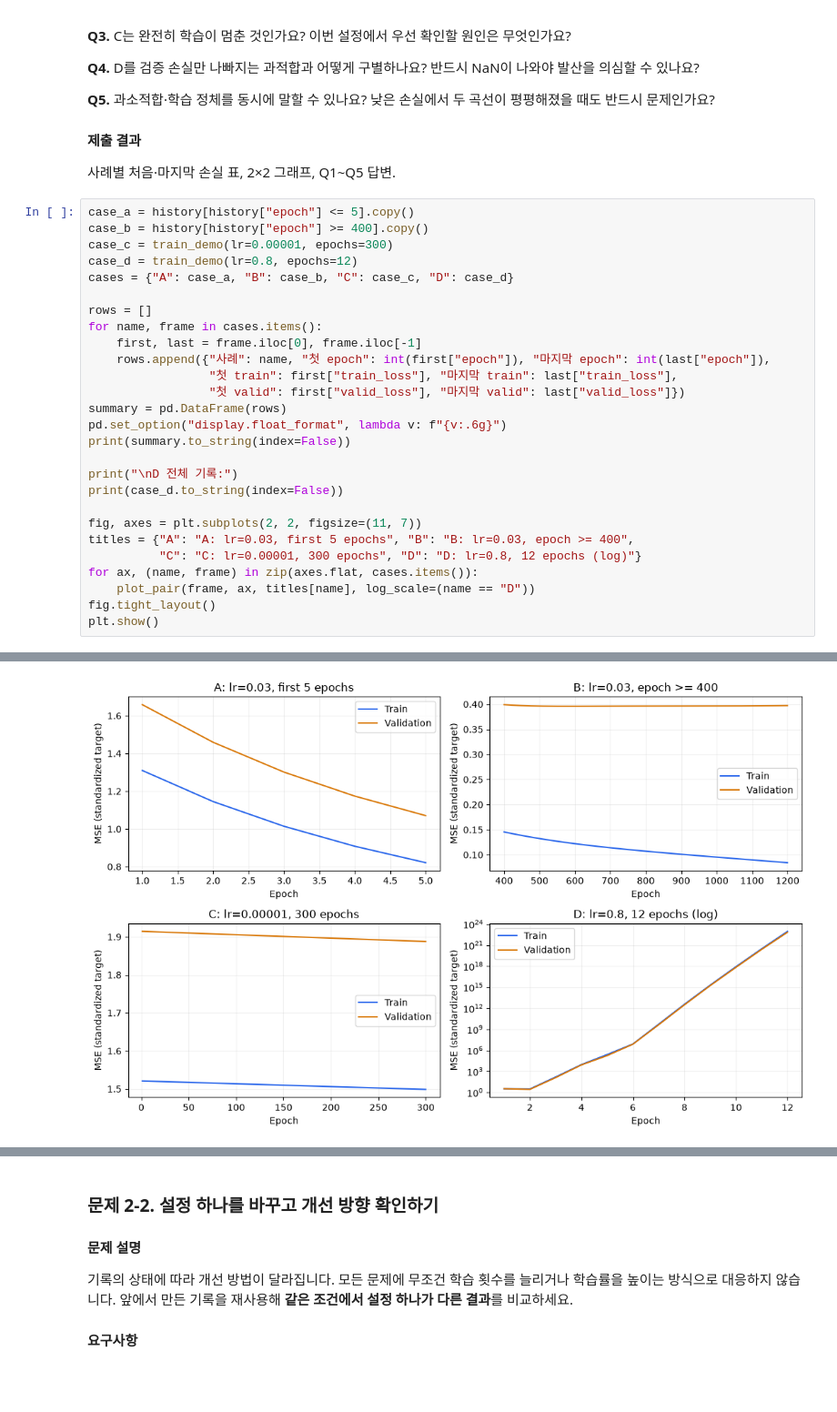
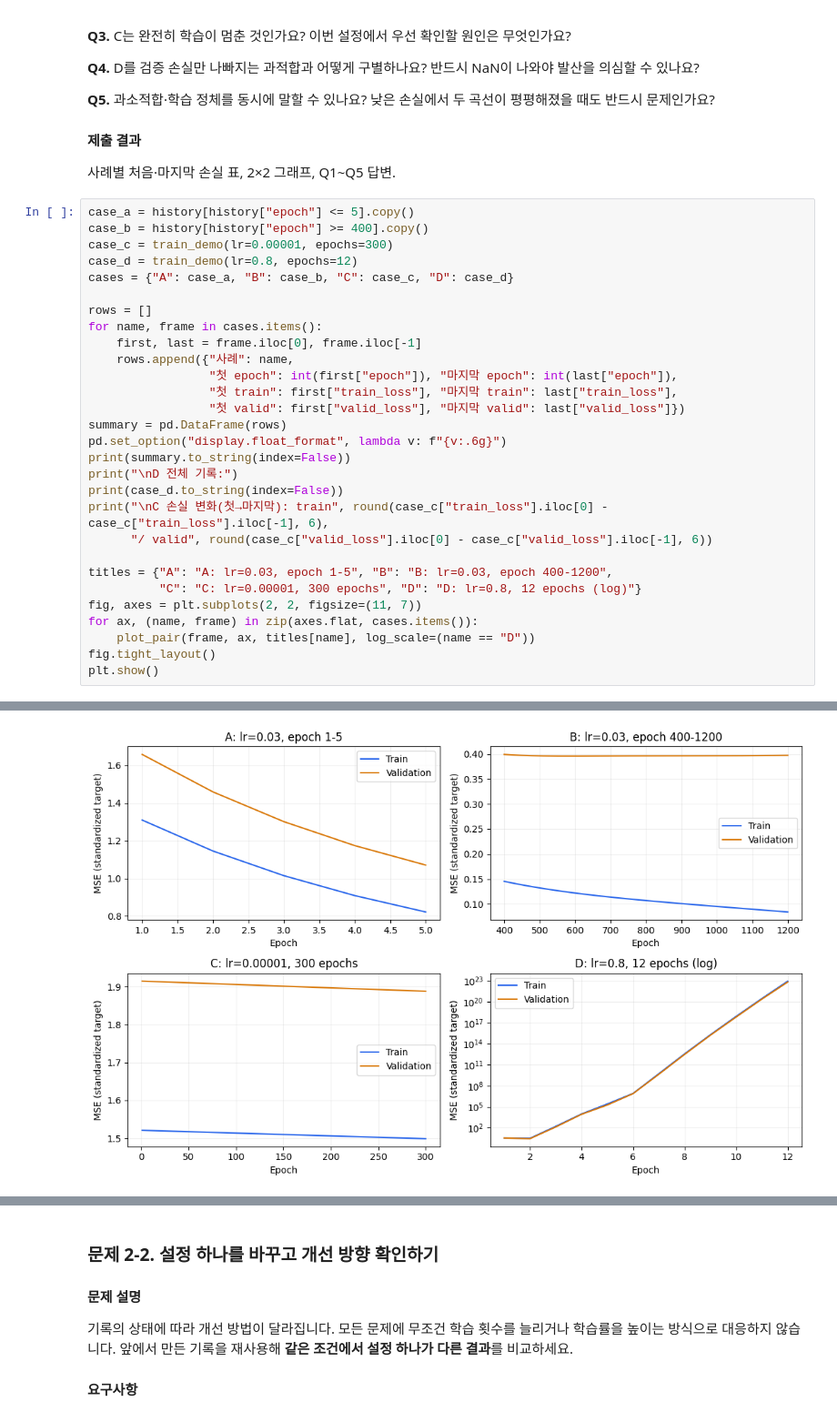
Before and after one commit to mong06701/DeepLearning_myh_assignment, a Jupyter notebook: 5장2강_학습_상태_진단과_Loss_분석_실습문제.ipynb, the cells around one changed output, grey strips where cells are left out. Shown at 91% size. Drawn from its saved outputs; the diff is of its cells as text; blank space fills up the shorter version.

```diff
--- a/5장2강_학습_상태_진단과_Loss_분석_실습문제.ipynb
+++ b/5장2강_학습_상태_진단과_Loss_분석_실습문제.ipynb
@@ -553,19 +525,21 @@ cases = {"A": case_a, "B": case_b, "C": case_c, "D": case_d}
 rows = []
 for name, frame in cases.items():
     first, last = frame.iloc[0], frame.iloc[-1]
-    rows.append({"사례": name, "첫 epoch": int(first["epoch"]), "마지막 epoch": int(last["epoch"]),
+    rows.append({"사례": name,
+                 "첫 epoch": int(first["epoch"]), "마지막 epoch": int(last["epoch"]),
                  "첫 train": first["train_loss"], "마지막 train": last["train_loss"],
                  "첫 valid": first["valid_loss"], "마지막 valid": last["valid_loss"]})
 summary = pd.DataFrame(rows)
 pd.set_option("display.float_format", lambda v: f"{v:.6g}")
 print(summary.to_string(index=False))
-
 print("\nD 전체 기록:")
 print(case_d.to_string(index=False))
+print("\nC 손실 변화(첫→마지막): train", round(case_c["train_loss"].iloc[0] - case_c["train_loss"].iloc[-1], 6),
+      "/ valid", round(case_c["valid_loss"].iloc[0] - case_c["valid_loss"].iloc[-1], 6))
 
+titles = {"A": "A: lr=0.03, epoch 1-5", "B": "B: lr=0.03, epoch 400-1200",
+          "C": "C: lr=0.00001, 300 epochs", "D": "D: lr=0.8, 12 epochs (log)"}
 fig, axes = plt.subplots(2, 2, figsize=(11, 7))
-titles = {"A": "A: lr=0.03, first 5 epochs", "B": "B: lr=0.03, epoch >= 400",
-          "C": "C: lr=0.00001, 300 epochs", "D": "D: lr=0.8, 12 epochs (log)"}
 for ax, (name, frame) in zip(axes.flat, cases.items()):
     plot_pair(frame, ax, titles[name], log_scale=(name == "D"))
 fig.tight_layout()
@@ -594,4 +565,4 @@ D 전체 기록:
-[figure, old version]
+[figure, new version]
 # %% [markdown]
 #### 답변 작성란
 
```
Also changed, not shown: parts of 11 cells of this notebook, 14 other files.
